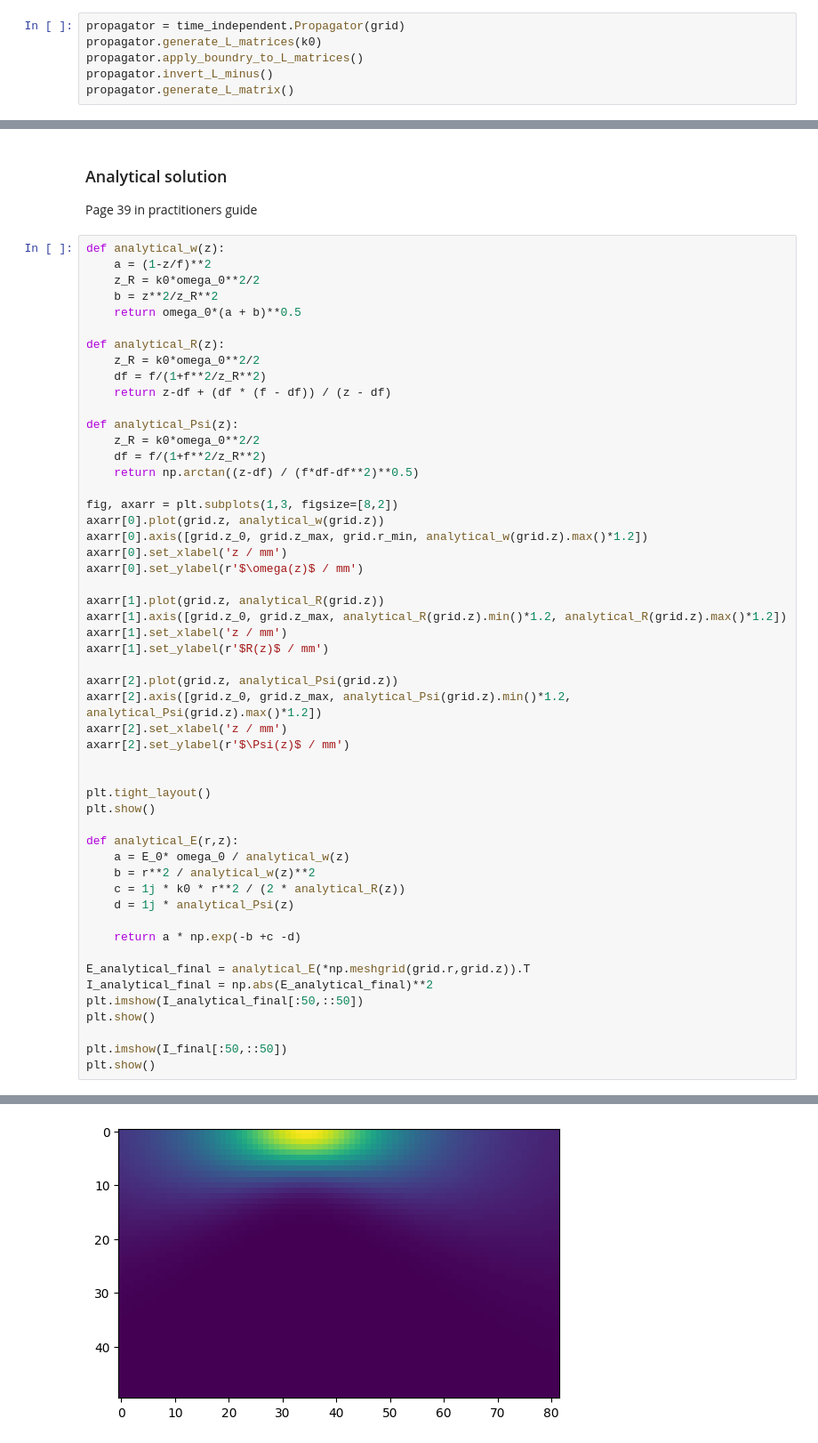
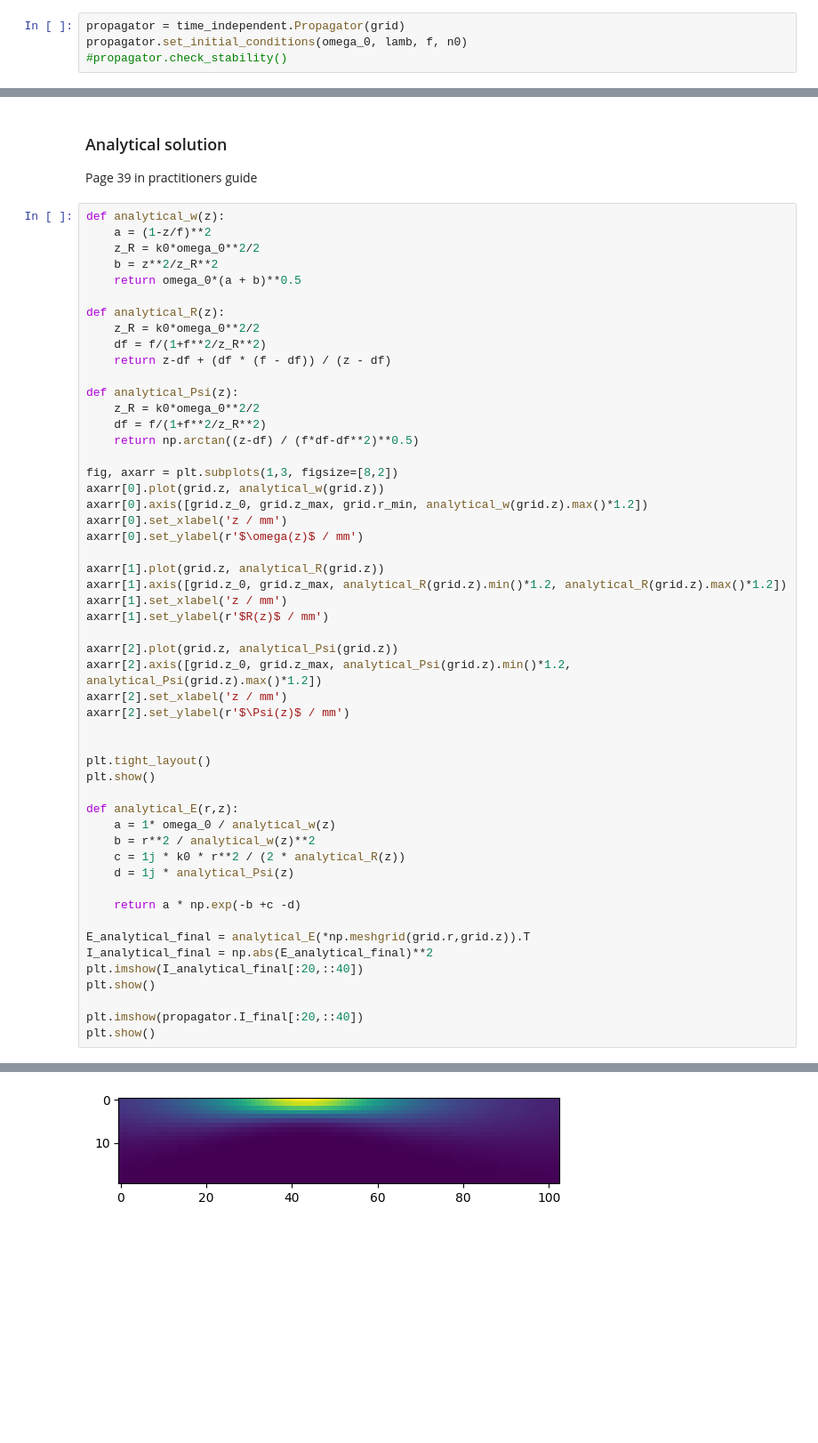
Before and after one commit to lazzly/non-linear_propagator, a Jupyter notebook: crank_nicolson.ipynb, the cells around one changed output, grey strips where cells are left out. Shown: that part at 89% size. Drawn from its saved outputs; the diff is of its cells as text; blank space fills up the shorter version.

```diff
--- a/crank_nicolson.ipynb
+++ b/crank_nicolson.ipynb
@@ -32,6 +27,4 @@ stable when 9.77E-05f << 8.73E-05:    0.8935810414867812
 # %%
 propagator = time_independent.Propagator(grid)
-propagator.generate_L_matrices(k0)
-propagator.apply_boundry_to_L_matrices()
-propagator.invert_L_minus()
-propagator.generate_L_matrix()
+propagator.set_initial_conditions(omega_0, lamb, f, n0)
+#propagator.check_stability()
@@ -88,34 +62,34 @@ axarr[0].set_xlabel('z / mm')
 axarr[0].set_ylabel(r'$\omega(z)$ / mm')
 
 axarr[1].plot(grid.z, analytical_R(grid.z))
 axarr[1].axis([grid.z_0, grid.z_max, analytical_R(grid.z).min()*1.2, analytical_R(grid.z).max()*1.2])
 axarr[1].set_xlabel('z / mm')
 axarr[1].set_ylabel(r'$R(z)$ / mm')
 
 axarr[2].plot(grid.z, analytical_Psi(grid.z))
 axarr[2].axis([grid.z_0, grid.z_max, analytical_Psi(grid.z).min()*1.2, analytical_Psi(grid.z).max()*1.2])
 axarr[2].set_xlabel('z / mm')
 axarr[2].set_ylabel(r'$\Psi(z)$ / mm')
 
 
 plt.tight_layout()
 plt.show()
 
 def analytical_E(r,z):
-    a = E_0* omega_0 / analytical_w(z)
+    a = 1* omega_0 / analytical_w(z)
     b = r**2 / analytical_w(z)**2
     c = 1j * k0 * r**2 / (2 * analytical_R(z))
     d = 1j * analytical_Psi(z)
 
     return a * np.exp(-b +c -d)
 
 E_analytical_final = analytical_E(*np.meshgrid(grid.r,grid.z)).T
 I_analytical_final = np.abs(E_analytical_final)**2
-plt.imshow(I_analytical_final[:50,::50])
+plt.imshow(I_analytical_final[:20,::40])
 plt.show()
 
-plt.imshow(I_final[:50,::50])
+plt.imshow(propagator.I_final[:20,::40])
 plt.show()
 # %% [output]
 [figure]
-[figure, old version]
+[figure, new version]
```
Also changed, not shown: parts of 9 cells of this notebook, 2 other files.
